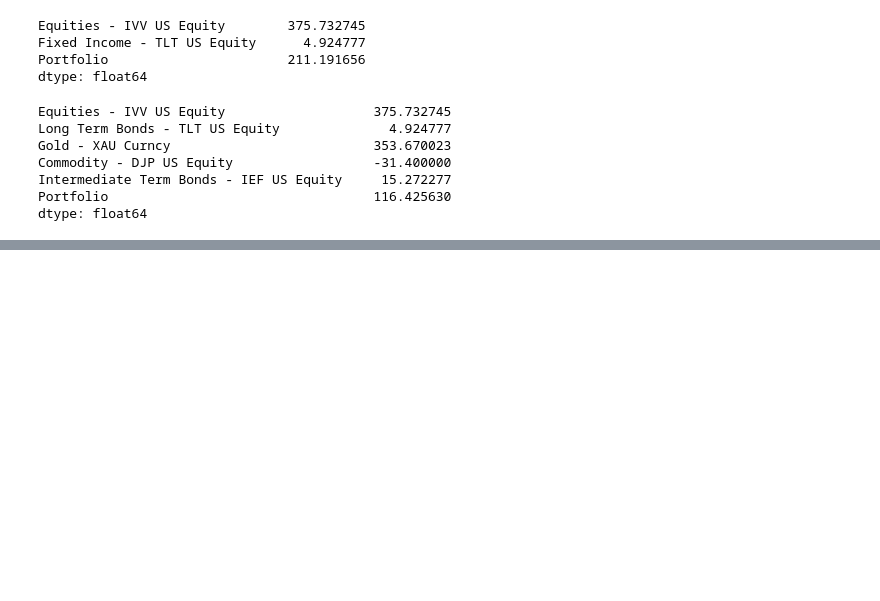
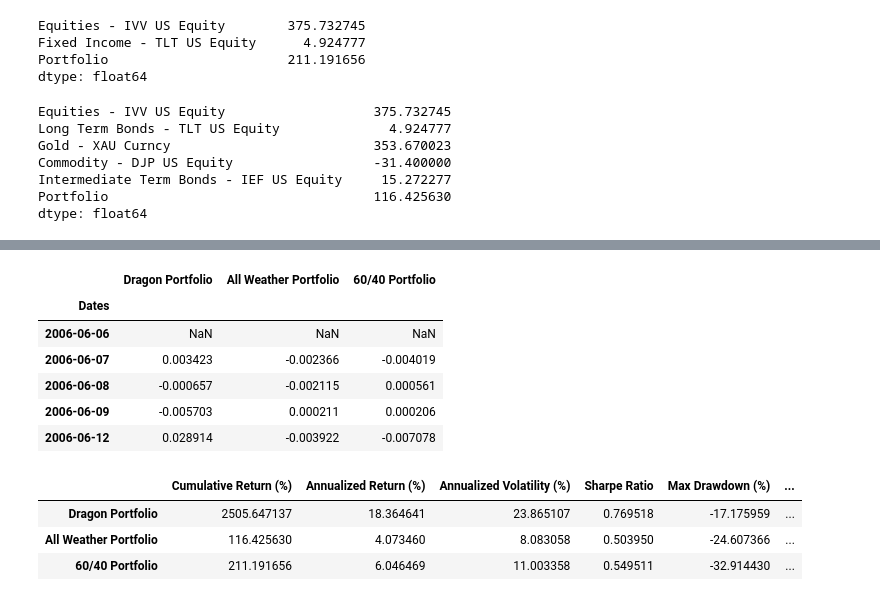
Before and after one commit to tommattoo/Dragon-Portfolio, a Jupyter notebook: dragon-portfolio.ipynb, the cells around one changed output, grey strips where cells are left out. Cells and saved outputs as stored; diff of their text form; code cells hidden in the pictures; blank space fills up the shorter version.

```diff
--- a/dragon-portfolio.ipynb
+++ b/dragon-portfolio.ipynb
@@ -760,0 +760,73 @@ All Weather Portfolio Final Value: $2.16
+# %%
+portfolios_df.head()
+# %% [output]
+|  | Dragon Portfolio | All Weather Portfolio | 60/40 Portfolio |
+| Dates |  |  |  |
+| 2006-06-06 | NaN | NaN | NaN |
+| 2006-06-07 | 0.003423 | -0.002366 | -0.004019 |
+| 2006-06-08 | -0.000657 | -0.002115 | 0.000561 |
+| 2006-06-09 | -0.005703 | 0.000211 | 0.000206 |
+| 2006-06-12 | 0.028914 | -0.003922 | -0.007078 |
+# %%
+def calculate_portfolio_metrics(portfolio_returns, risk_free_rate=0.0):
+    """
+    Calculate key performance metrics for a portfolio.
+
+    Parameters:
+    - portfolio_returns (pd.Series): Daily returns of the portfolio.
+    - risk_free_rate (float): Risk-free rate (default = 0).
+
+    Returns:
+    - dict: Dictionary of calculated metrics.
+    """
+
+    # Remove NaNs (first row may be NaN due to pct_change)
+    portfolio_returns = portfolio_returns.dropna()
+
+    # 1. Cumulative Return (Total Growth)
+    cumulative_return = (1 + portfolio_returns).cumprod().iloc[-1] - 1
+
+    # 2. Annualized Return (CAGR)
+    num_days = len(portfolio_returns)
+    annualized_return = (1 + cumulative_return) ** (252 / num_days) - 1
+
+    # 3. Annualized Volatility
+    annualized_volatility = portfolio_returns.std() * np.sqrt(252)
+
+    # 4. Sharpe Ratio (Risk-Free Rate Assumed 0)
+    sharpe_ratio = annualized_return / annualized_volatility if annualized_volatility != 0 else np.nan
+
+    # 5. Maximum Drawdown
+    cumulative_returns = (1 + portfolio_returns).cumprod()
+    rolling_max = cumulative_returns.cummax()
+    drawdown = (cumulative_returns - rolling_max) / rolling_max
+    max_drawdown = drawdown.min()
+
+    # 6. Calmar Ratio (Return / Max Drawdown)
+    calmar_ratio = annualized_return / abs(max_drawdown) if max_drawdown != 0 else np.nan
+
+    return {
+        "Cumulative Return (%)": cumulative_return * 100,
+        "Annualized Return (%)": annualized_return * 100,
+        "Annualized Volatility (%)": annualized_volatility * 100,
+        "Sharpe Ratio": sharpe_ratio,
+        "Max Drawdown (%)": max_drawdown * 100,
+        "Calmar Ratio": calmar_ratio
+    }
+
+# Apply the function to each portfolio
+metrics_dragon = calculate_portfolio_metrics(portfolios_df["Dragon Portfolio"])
+metrics_all_weather = calculate_portfolio_metrics(portfolios_df["All Weather Portfolio"])
+metrics_60_40 = calculate_portfolio_metrics(portfolios_df["60/40 Portfolio"])
+
+# Convert results into a DataFrame for easy comparison
+metrics_df = pd.DataFrame([metrics_dragon, metrics_all_weather, metrics_60_40],
+                          index=["Dragon Portfolio", "All Weather Portfolio", "60/40 Portfolio"])
+
+# Display metrics
+metrics_df
+# %% [output]
+|  | Cumulative Return (%) | Annualized Return (%) | Annualized Volatility (%) | Sharpe Ratio | Max Drawdown (%) | ... |
+| Dragon Portfolio | 2505.647137 | 18.364641 | 23.865107 | 0.769518 | -17.175959 | ... |
+| All Weather Portfolio | 116.425630 | 4.073460 | 8.083058 | 0.503950 | -24.607366 | ... |
+| 60/40 Portfolio | 211.191656 | 6.046469 | 11.003358 | 0.549511 | -32.914430 | ... |
```
Also changed, not shown: parts of 3 cells of this notebook.
